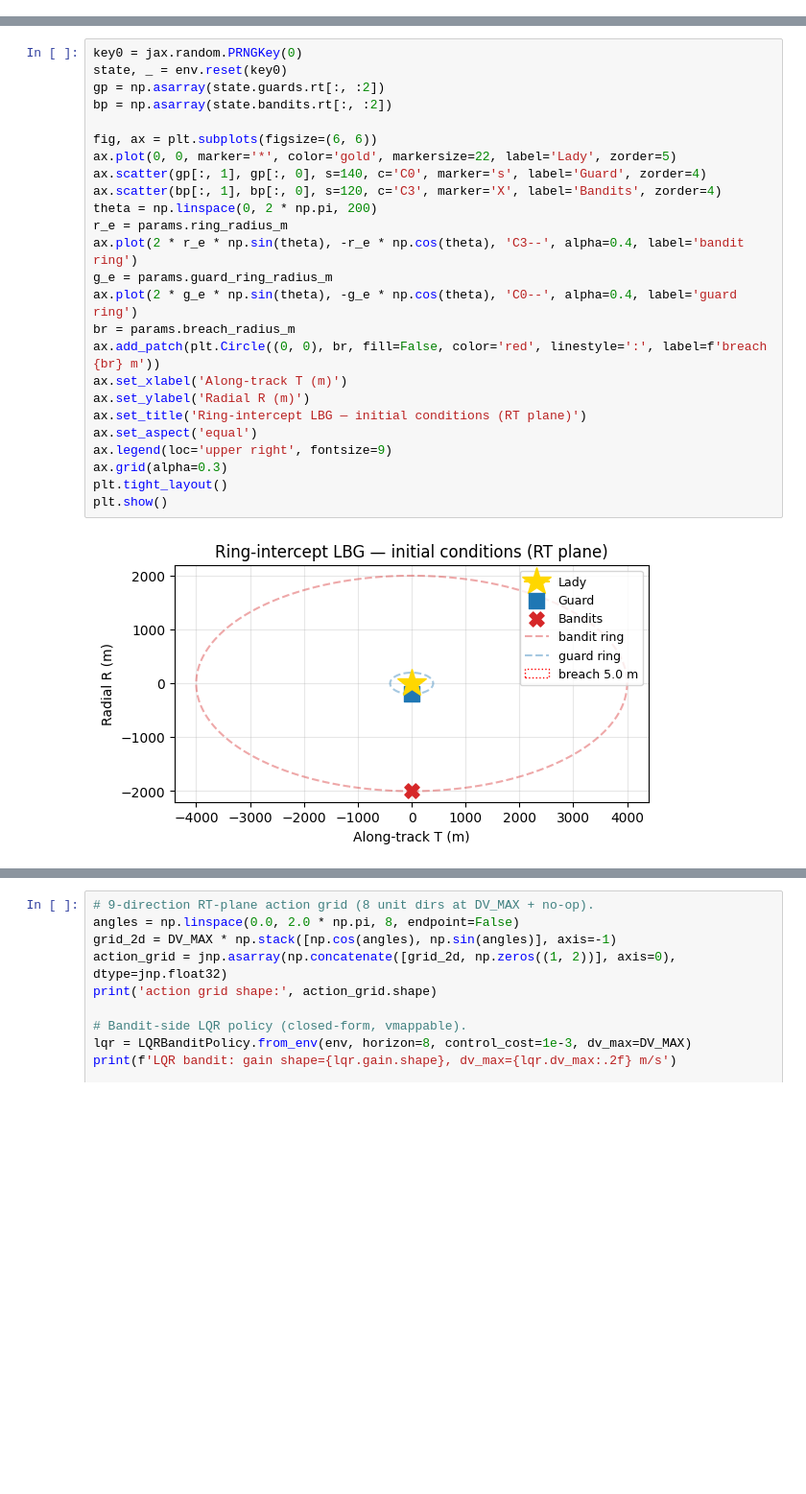
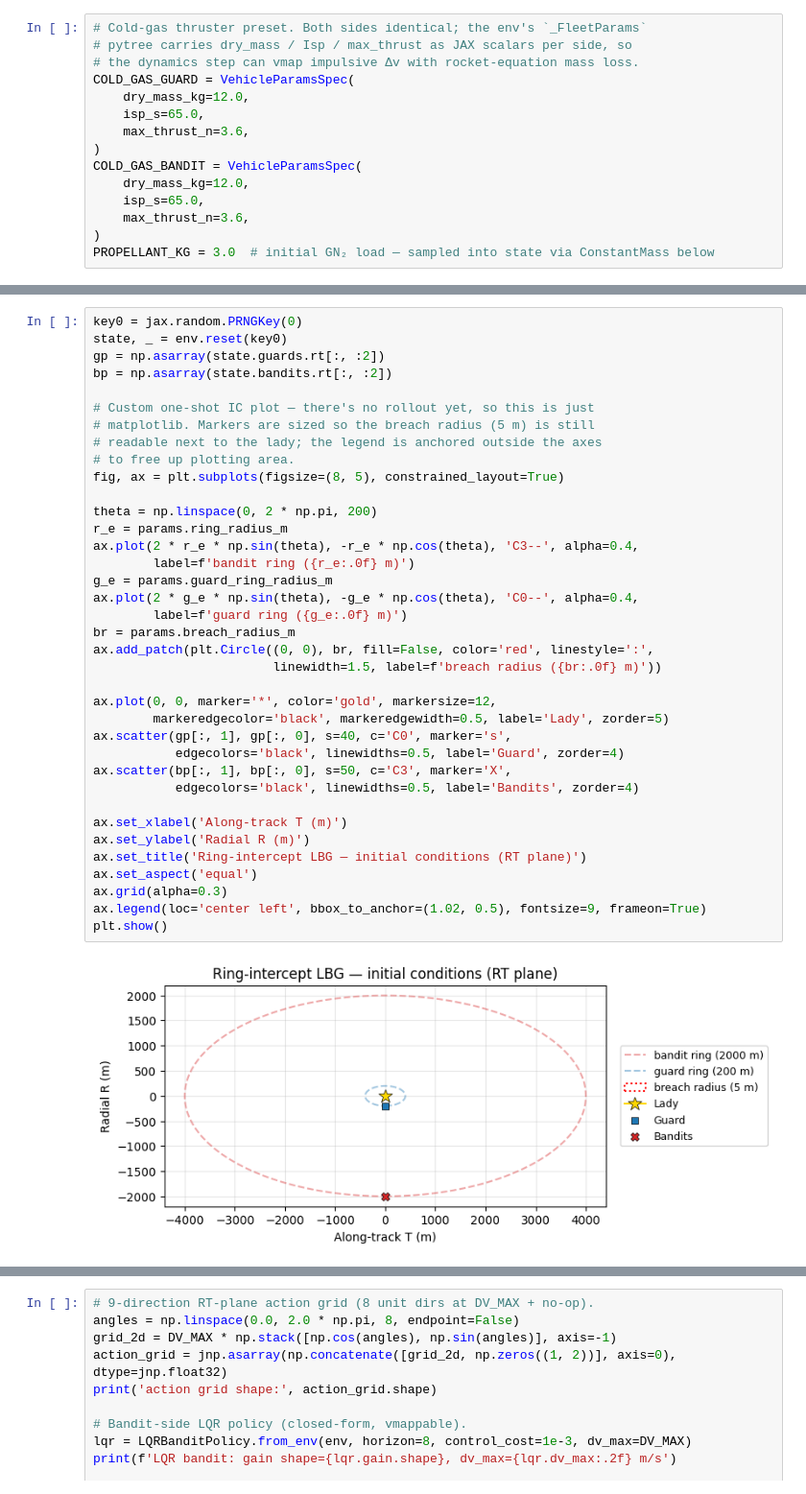
Before and after one commit to sisl/OrbitalGym, a Jupyter notebook: examples/lbg_ring_intercept.ipynb, the cells around one changed output, grey strips where cells are left out. Shown at 96% size. Drawn from its saved outputs; the diff is of its cells as text; blank space fills up the shorter version.

```diff
--- a/examples/lbg_ring_intercept.ipynb
+++ b/examples/lbg_ring_intercept.ipynb
@@ -61,0 +95,15 @@ The autoreload extension is already loaded. To reload it, use:
+# %%
+# Cold-gas thruster preset. Both sides identical; the env's `_FleetParams`
+# pytree carries dry_mass / Isp / max_thrust as JAX scalars per side, so
+# the dynamics step can vmap impulsive Δv with rocket-equation mass loss.
+COLD_GAS_GUARD = VehicleParamsSpec(
+    dry_mass_kg=12.0,
+    isp_s=65.0,
+    max_thrust_n=3.6,
+)
+COLD_GAS_BANDIT = VehicleParamsSpec(
+    dry_mass_kg=12.0,
+    isp_s=65.0,
+    max_thrust_n=3.6,
+)
+PROPELLANT_KG = 3.0  # initial GN₂ load — sampled into state via ConstantMass below
@@ -105,28 +361,40 @@ total Δv budget ~= 142 m/s
 # %%
 key0 = jax.random.PRNGKey(0)
 state, _ = env.reset(key0)
 gp = np.asarray(state.guards.rt[:, :2])
 bp = np.asarray(state.bandits.rt[:, :2])
 
-fig, ax = plt.subplots(figsize=(6, 6))
-ax.plot(0, 0, marker='*', color='gold', markersize=22, label='Lady', zorder=5)
-ax.scatter(gp[:, 1], gp[:, 0], s=140, c='C0', marker='s', label='Guard', zorder=4)
-ax.scatter(bp[:, 1], bp[:, 0], s=120, c='C3', marker='X', label='Bandits', zorder=4)
+# Custom one-shot IC plot — there's no rollout yet, so this is just
+# matplotlib. Markers are sized so the breach radius (5 m) is still
+# readable next to the lady; the legend is anchored outside the axes
+# to free up plotting area.
+fig, ax = plt.subplots(figsize=(8, 5), constrained_layout=True)
+
 theta = np.linspace(0, 2 * np.pi, 200)
 r_e = params.ring_radius_m
-ax.plot(2 * r_e * np.sin(theta), -r_e * np.cos(theta), 'C3--', alpha=0.4, label='bandit ring')
+ax.plot(2 * r_e * np.sin(theta), -r_e * np.cos(theta), 'C3--', alpha=0.4,
+        label=f'bandit ring ({r_e:.0f} m)')
 g_e = params.guard_ring_radius_m
-ax.plot(2 * g_e * np.sin(theta), -g_e * np.cos(theta), 'C0--', alpha=0.4, label='guard ring')
+ax.plot(2 * g_e * np.sin(theta), -g_e * np.cos(theta), 'C0--', alpha=0.4,
+        label=f'guard ring ({g_e:.0f} m)')
 br = params.breach_radius_m
-ax.add_patch(plt.Circle((0, 0), br, fill=False, color='red', linestyle=':', label=f'breach {br} m'))
+ax.add_patch(plt.Circle((0, 0), br, fill=False, color='red', linestyle=':',
+                        linewidth=1.5, label=f'breach radius ({br:.0f} m)'))
+
+ax.plot(0, 0, marker='*', color='gold', markersize=12,
+        markeredgecolor='black', markeredgewidth=0.5, label='Lady', zorder=5)
+ax.scatter(gp[:, 1], gp[:, 0], s=40, c='C0', marker='s',
+           edgecolors='black', linewidths=0.5, label='Guard', zorder=4)
+ax.scatter(bp[:, 1], bp[:, 0], s=50, c='C3', marker='X',
+           edgecolors='black', linewidths=0.5, label='Bandits', zorder=4)
+
 ax.set_xlabel('Along-track T (m)')
 ax.set_ylabel('Radial R (m)')
 ax.set_title('Ring-intercept LBG — initial conditions (RT plane)')
 ax.set_aspect('equal')
-ax.legend(loc='upper right', fontsize=9)
 ax.grid(alpha=0.3)
-plt.tight_layout()
+ax.legend(loc='center left', bbox_to_anchor=(1.02, 0.5), fontsize=9, frameon=True)
 plt.show()
 # %% [output]
-[figure, old version]
+[figure, new version]
 # %% [markdown]
```
Also changed, not shown: parts of 27 cells of this notebook, 4 other files.
